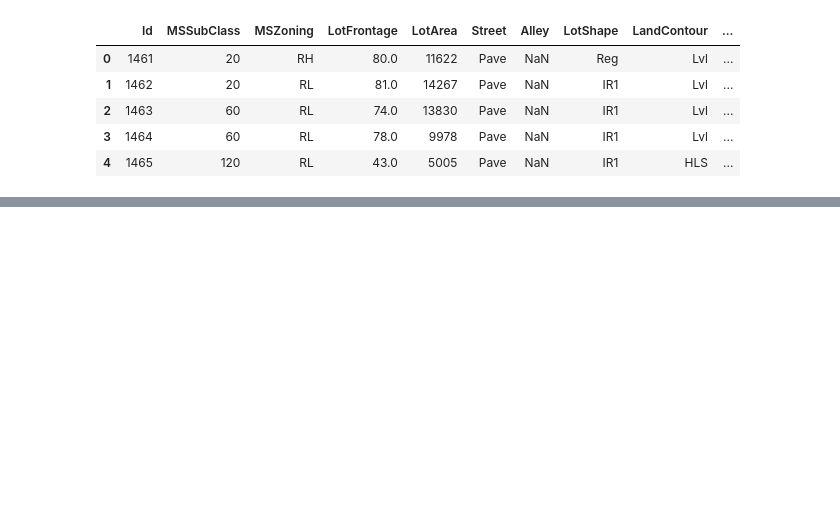
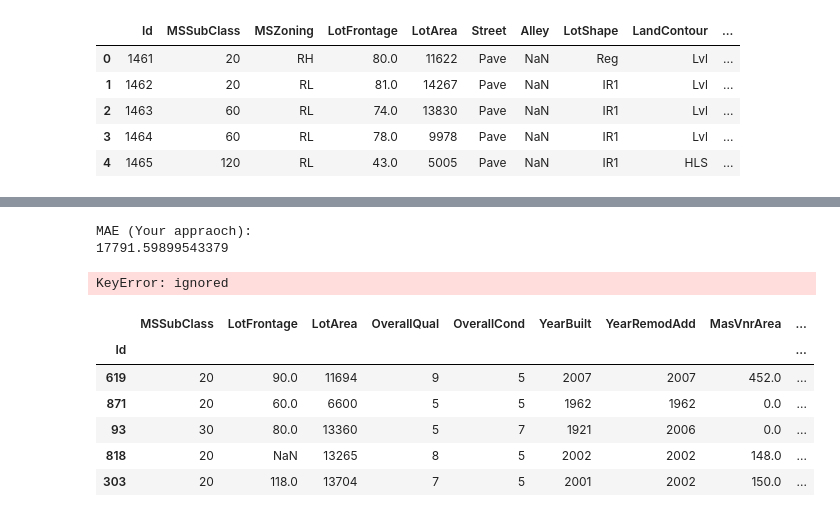
Before and after one commit to shanksghub/House-prices-ipynb, a Jupyter notebook: House price IOWA.ipynb, the cells around one changed output, grey strips where cells are left out. Saved outputs shown, nothing was run; the diff lists cells and outputs as text; code cells hidden in the pictures; blank space fills up the shorter version.

```diff
--- a/House price IOWA.ipynb
+++ b/House price IOWA.ipynb
@@ -236,0 +423,42 @@ output.to_csv('submission.csv', index=False)
+# %%
+
+
+model = RandomForestRegressor(n_estimators=100, random_state=0)
+model.fit(final_X_train, y_train)
+
+# Get validation predictions and MAE
+preds_valid = model.predict(final_X_valid)
+print("MAE (Your appraoch):")
+print(mean_absolute_error(y_valid, preds_valid))
+# %% [output]
+MAE (Your appraoch):
+17791.59899543379
+# %%
+
+import pandas as pd
+from sklearn.model_selection import train_test_split
+
+
+url = 'https://raw.githubusercontent.com/shanksghub/House-prices-ipynb/master/train(1).csv'
+
+
+X_full = pd.read_csv(url, index_col='Id')
+test_data_path = 'https://raw.githubusercontent.com/shanksghub/House-prices-ipynb/master/test.csv'
+X_test_full = pd.read_csv(test_data_path)
+
+# Remove rows with missing target, separate target from predictors
+X.dropna(axis=0, subset=['SalePrice'], inplace=True)
+y = X.SalePrice
+X.drop(['SalePrice'], axis=1, inplace=True)
+
+# To keep things simple, we'll drop columns with missing values
+cols_with_missing = [col for col in X.columns if X[col].isnull().any()]
+X.drop(cols_with_missing, axis=1, inplace=True)
+X_test.drop(cols_with_missing, axis=1, inplace=True)
+
+# Break off validation set from training data
+X_train, X_valid, y_train, y_valid = train_test_split(X, y,
+                                                      train_size=0.8, test_size=0.2,
+                                                      random_state=0)
+# %% [output]
+KeyError: ignored
@@ -236,0 +489,34 @@ output.to_csv('submission.csv', index=False)
+# %%
+import pandas as pd
+from sklearn.model_selection import train_test_split
+
+url = 'https://raw.githubusercontent.com/shanksghub/House-prices-ipynb/master/train(1).csv'
+
+
+X_full = pd.read_csv(url, index_col='Id')
+test_data_path = 'https://raw.githubusercontent.com/shanksghub/House-prices-ipynb/master/test.csv'
+X_test_full = pd.read_csv(test_data_path)
+
+
+# Remove rows with missing target, separate target from predictors
+X_full.dropna(axis=0, subset=['SalePrice'], inplace=True)
+y = X_full.SalePrice
+X_full.drop(['SalePrice'], axis=1, inplace=True)
+
+# To keep things simple, we'll use only numerical predictors
+X = X_full.select_dtypes(exclude=['object'])
+X_test = X_test_full.select_dtypes(exclude=['object'])
+
+# Break off validation set from training data
+X_train, X_valid, y_train, y_valid = train_test_split(X, y, train_size=0.8, test_size=0.2,
+                                                      random_state=0)
+# %%
+X_train.head()
+# %% [output]
+|  | MSSubClass | LotFrontage | LotArea | OverallQual | OverallCond | YearBuilt | YearRemodAdd | MasVnrArea | ... |
+| Id |  |  |  |  |  |  |  |  | ... |
+| 619 | 20 | 90.0 | 11694 | 9 | 5 | 2007 | 2007 | 452.0 | ... |
+| 871 | 20 | 60.0 | 6600 | 5 | 5 | 1962 | 1962 | 0.0 | ... |
+| 93 | 30 | 80.0 | 13360 | 5 | 7 | 1921 | 2006 | 0.0 | ... |
+| 818 | 20 | NaN | 13265 | 8 | 5 | 2002 | 2002 | 148.0 | ... |
+| 303 | 20 | 118.0 | 13704 | 7 | 5 | 2001 | 2002 | 150.0 | ... |
```
Also changed, not shown: parts of 43 cells of this notebook.
